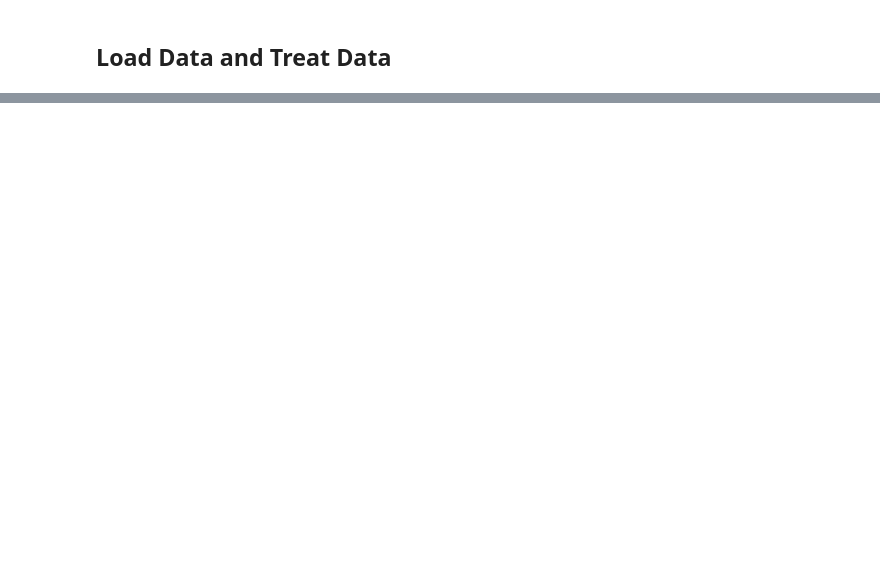
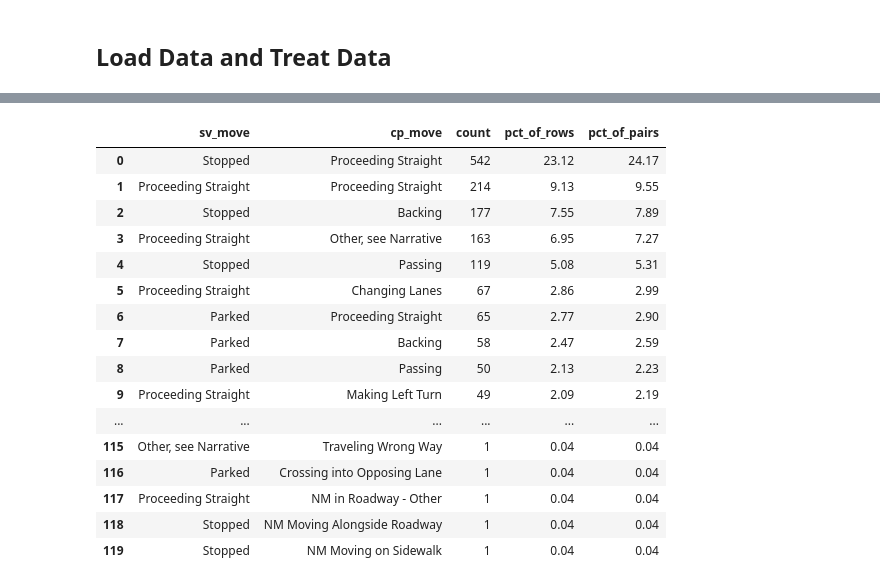
Before and after one commit to AurelianTactics/avird_2026, a Jupyter notebook: eda/ADS_to_2026_03_16/04_eda_target_exploration.ipynb, the cells around one changed output, grey strips where cells are left out. Cells and saved outputs as stored; diff of their text form; code cells hidden in the pictures; blank space fills up the shorter version.

```diff
--- a/eda/ADS_to_2026_03_16/04_eda_target_exploration.ipynb
+++ b/eda/ADS_to_2026_03_16/04_eda_target_exploration.ipynb
@@ -57,0 +608,26 @@ treated_df[['Operating Entity', 'Operating Entity Clean',
+# %%
+# Custom columns if needed
+cui.pre_crash_movement_pairs(
+    treated_df,
+    sv_col='SV Pre-Crash Movement',
+    cp_col='CP Pre-Crash Movement',
+    include_unknown=False,
+)
+# %% [output]
+|  | sv_move | cp_move | count | pct_of_rows | pct_of_pairs |
+| 0 | Stopped | Proceeding Straight | 542 | 23.12 | 24.17 |
+| 1 | Proceeding Straight | Proceeding Straight | 214 | 9.13 | 9.55 |
+| 2 | Stopped | Backing | 177 | 7.55 | 7.89 |
+| 3 | Proceeding Straight | Other, see Narrative | 163 | 6.95 | 7.27 |
+| 4 | Stopped | Passing | 119 | 5.08 | 5.31 |
+| 5 | Proceeding Straight | Changing Lanes | 67 | 2.86 | 2.99 |
+| 6 | Parked | Proceeding Straight | 65 | 2.77 | 2.90 |
+| 7 | Parked | Backing | 58 | 2.47 | 2.59 |
+| 8 | Parked | Passing | 50 | 2.13 | 2.23 |
+| 9 | Proceeding Straight | Making Left Turn | 49 | 2.09 | 2.19 |
+| ... | ... | ... | ... | ... | ... |
+| 115 | Other, see Narrative | Traveling Wrong Way | 1 | 0.04 | 0.04 |
+| 116 | Parked | Crossing into Opposing Lane | 1 | 0.04 | 0.04 |
+| 117 | Proceeding Straight | NM in Roadway - Other | 1 | 0.04 | 0.04 |
+| 118 | Stopped | NM Moving Alongside Roadway | 1 | 0.04 | 0.04 |
+| 119 | Stopped | NM Moving on Sidewalk | 1 | 0.04 | 0.04 |
```
Also changed, not shown: parts of 25 cells of this notebook, 3 other files.
